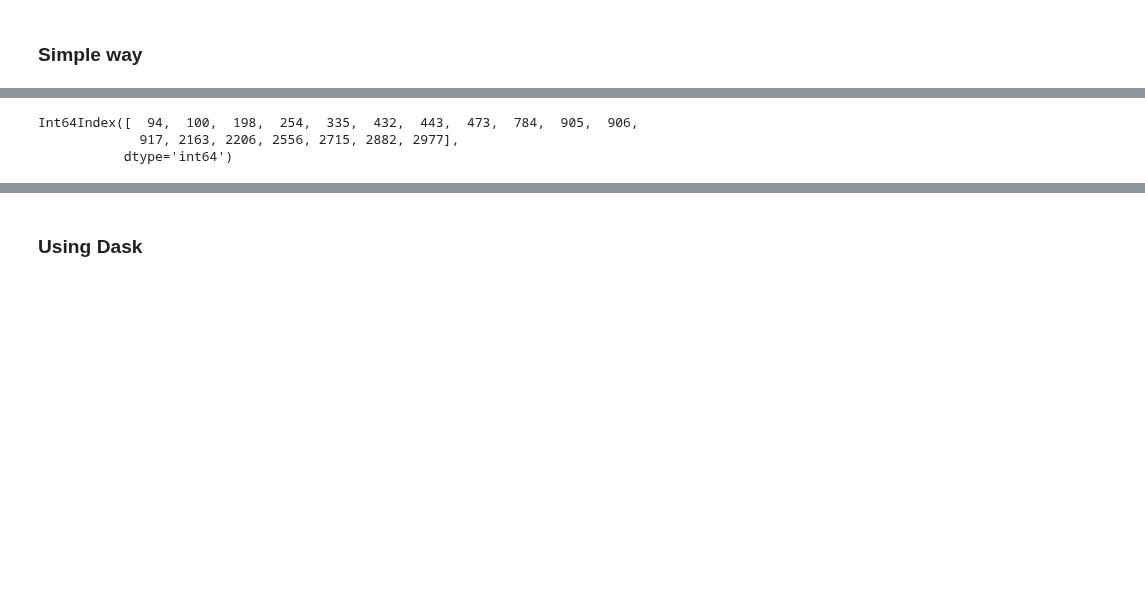
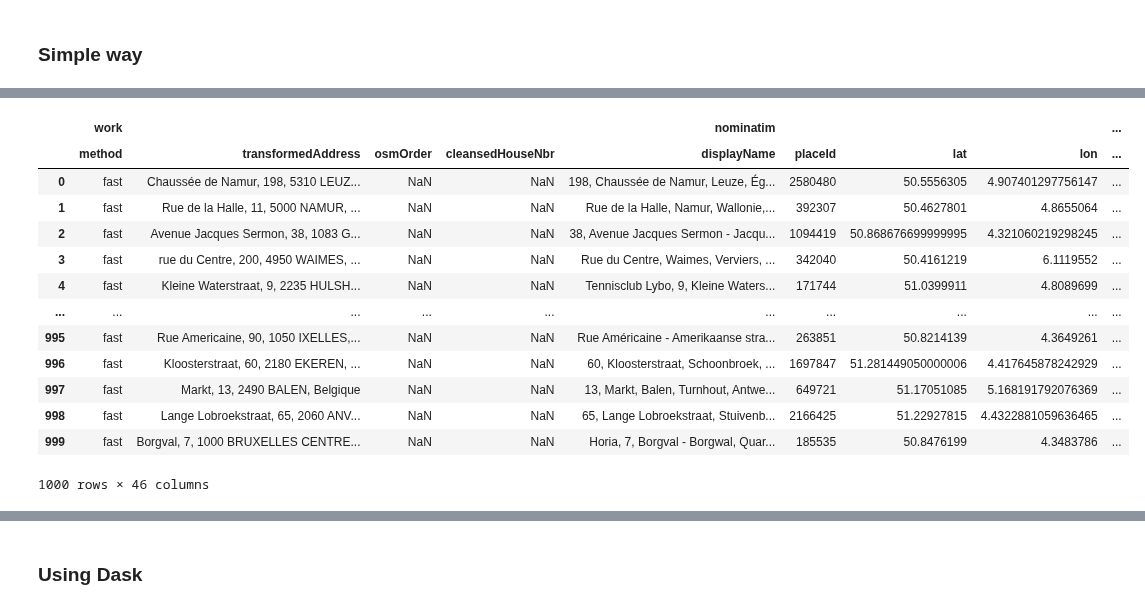
Before and after one commit to SmalsResearch/NominatimWrapper, a Jupyter notebook: AddressCleanserREST_test.ipynb, the cells around one changed output, grey strips where cells are left out. Drawn from its saved outputs; the diff is of its cells as text; code cells hidden in the pictures; blank space fills up the shorter version.

Commit message:
Splitting to Multindex .. almost done

```diff
--- a/AddressCleanserREST_test.ipynb
+++ b/AddressCleanserREST_test.ipynb
@@ -132,5 +131,13 @@ def split_columns(addresses_batch):
     output.columns = pd.MultiIndex.from_tuples(output.columns)
     return output
+# %%
+def format_ws_res(addresses):
+    # assert addresses.json.apply(lambda js: "match" in js).all()
+    assert addresses.json.apply(lambda js: len(js["match"])==1 if js is not None and "match" in js else True).all()
+    addresses = addresses.json.apply(lambda js: pd.Series(js["match"][0]) if js is not None and "match" in js else pd.Series(dtype=object))
+
+    addresses =  split_columns(addresses)
+    return addresses
 # %%
 def call_ws_batch(addr_data, mode="geo", with_rejected=False, check_result=True, structured_osm=False): #lg = "en,fr,nl"
     file_data = addr_data.to_csv(index=False)
@@ -273,8 +274,9 @@ addresses
 
 ### Simple way
 # %%
-addresses = addresses[addresses.streetName.str.lower().str.contains("gustave desmetstraat")]
-# addresses = addresses.loc[[100,112,118,142,155,179,198]]
-# addresses = addresses.loc[[ 94,  100,  198, ]]
-# addresses = addresses.loc[100:200]
-addresses
+# addresses = addresses[addresses.streetName.str.lower().str.contains("steenweg op antwerpen")]
+
+# # addresses = addresses.loc[[100,112,118,142,155,179,198]]
+# # addresses = addresses.loc[[ 94,  100,  198, ]]
+# addresses = addresses.loc[0:100]
+# addresses
@@ -285,7 +284,7 @@ addresses
 addresses_seq = addresses.copy()
 
 t = datetime.now()
-addresses_seq["json"] = addresses_seq.fillna("").progress_apply(call_ws, check_result=True, structured_osm=True, axis=1)
+addresses_seq["json"] = addresses_seq.fillna("").progress_apply(call_ws, check_result=False, structured_osm=False, axis=1)
 tot_time = (datetime.now() - t).total_seconds()
 print(f"{tot_time:.2f} seconds, {addresses_seq.shape[0]/tot_time:.2f} it/s")
 # KBO dataset:
@@ -299,4 +298,6 @@ print(f"{tot_time:.2f} seconds, {addresses_seq.shape[0]/tot_time:.2f} it/s")
 # Best dataset:
 # Normal mode: 108.53 seconds, 9.21 it/s
 # Fast mode: 37.44 seconds, 26.71 it/s
+
+addresses_seq
 # %% [output]
@@ -304,6 +326,0 @@ print(f"{tot_time:.2f} seconds, {addresses_seq.shape[0]/tot_time:.2f} it/s")
-# %%
-addresses_seq[addresses_seq.json.isnull()].index
-# %% [output]
-Int64Index([  94,  100,  198,  254,  335,  432,  443,  473,  784,  905,  906,
-             917, 2163, 2206, 2556, 2715, 2882, 2977],
-           dtype='int64')
@@ -309,0 +329,18 @@ Int64Index([  94,  100,  198,  254,  335,  432,  443,  473,  784,  905,  906,
+# %%
+addresses_seq_out = format_ws_res(addresses_seq)
+addresses_seq_out
+# %% [output]
+|  | work |  |  |  | nominatim |  |  |  | ... |
+|  | method | transformedAddress | osmOrder | cleansedHouseNbr | displayName | placeId | lat | lon | ... |
+| 0 | fast | Chaussée de Namur, 198, 5310 LEUZ... | NaN | NaN | 198, Chaussée de Namur, Leuze, Ég... | 2580480 | 50.5556305 | 4.907401297756147 | ... |
+| 1 | fast | Rue de la Halle, 11, 5000 NAMUR, ... | NaN | NaN | Rue de la Halle, Namur, Wallonie,... | 392307 | 50.4627801 | 4.8655064 | ... |
+| 2 | fast | Avenue Jacques Sermon, 38, 1083 G... | NaN | NaN | 38, Avenue Jacques Sermon - Jacqu... | 1094419 | 50.868676699999995 | 4.321060219298245 | ... |
+| 3 | fast | rue du Centre, 200, 4950 WAIMES, ... | NaN | NaN | Rue du Centre, Waimes, Verviers, ... | 342040 | 50.4161219 | 6.1119552 | ... |
+| 4 | fast | Kleine Waterstraat, 9, 2235 HULSH... | NaN | NaN | Tennisclub Lybo, 9, Kleine Waters... | 171744 | 51.0399911 | 4.8089699 | ... |
+| ... | ... | ... | ... | ... | ... | ... | ... | ... | ... |
+| 995 | fast | Rue Americaine, 90, 1050 IXELLES,... | NaN | NaN | Rue Américaine - Amerikaanse stra... | 263851 | 50.8214139 | 4.3649261 | ... |
+| 996 | fast | Kloosterstraat, 60, 2180 EKEREN, ... | NaN | NaN | 60, Kloosterstraat, Schoonbroek, ... | 1697847 | 51.281449050000006 | 4.417645878242929 | ... |
+| 997 | fast | Markt, 13, 2490 BALEN, Belgique | NaN | NaN | 13, Markt, Balen, Turnhout, Antwe... | 649721 | 51.17051085 | 5.168191792076369 | ... |
+| 998 | fast | Lange Lobroekstraat, 65, 2060 ANV... | NaN | NaN | 65, Lange Lobroekstraat, Stuivenb... | 2166425 | 51.22927815 | 4.4322881059636465 | ... |
+| 999 | fast | Borgval, 7, 1000 BRUXELLES CENTRE... | NaN | NaN | Horia, 7, Borgval - Borgwal, Quar... | 185535 | 50.8476199 | 4.3483786 | ... |
+1000 rows × 46 columns
```
Also changed, not shown: parts of 64 cells of this notebook, 4 other files.
